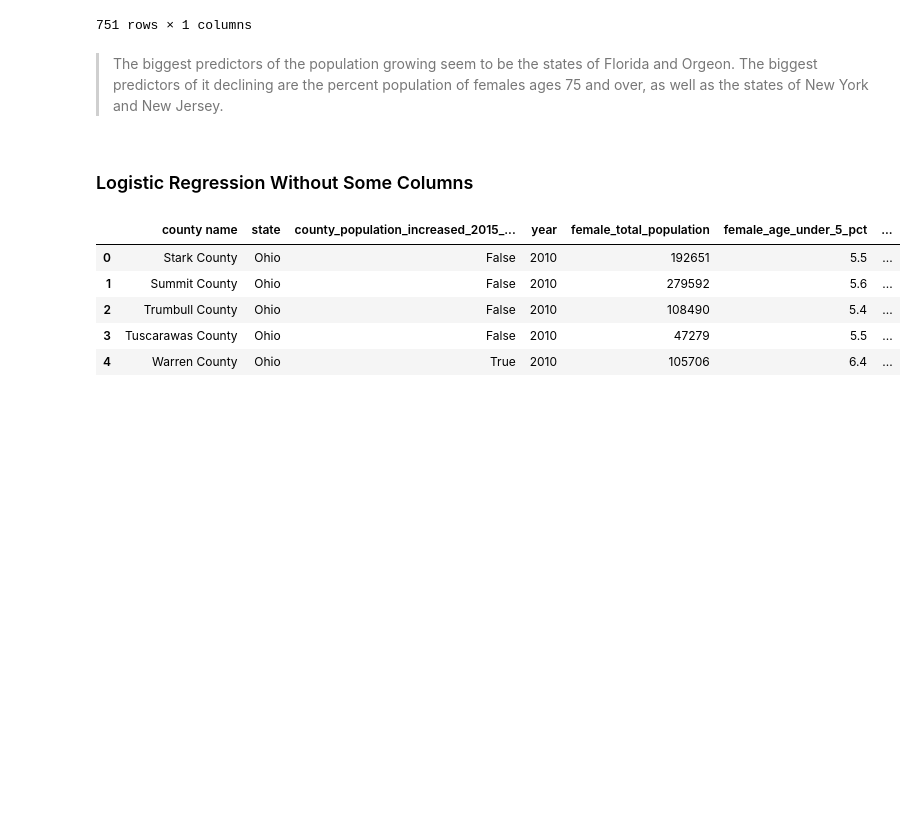
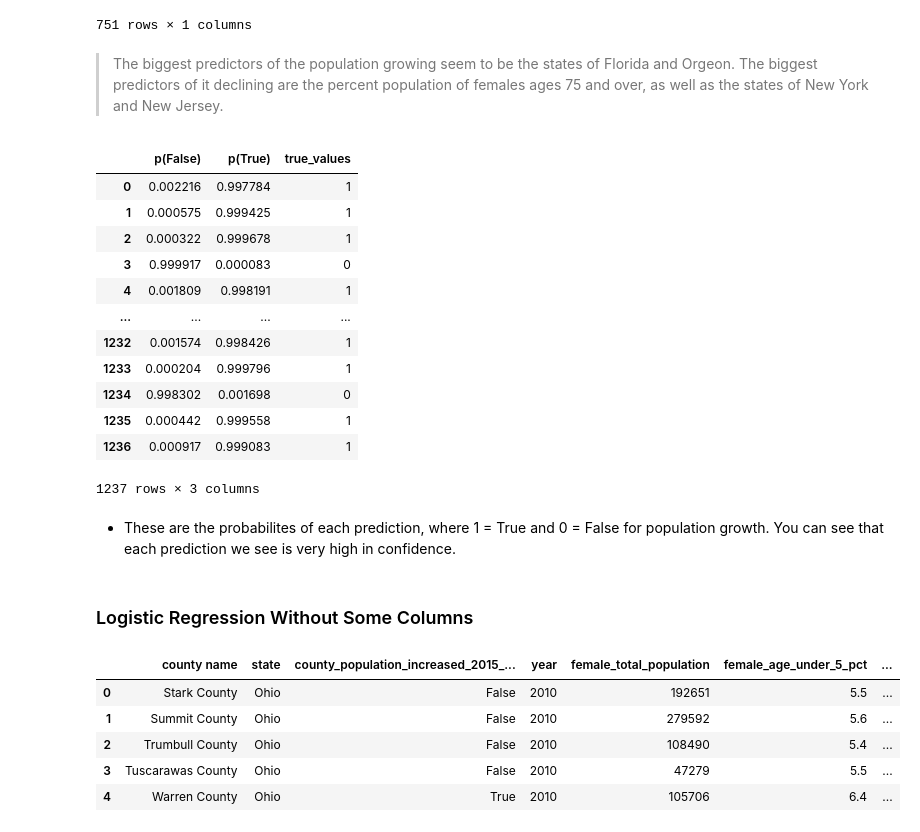
Before and after one commit to jpetersen626/Nielsen_Interview_CS, a Jupyter notebook: Nielsen Case Study.ipynb, the cells around one changed output. Cells and saved outputs as stored; diff of their text form; code cells hidden in the pictures; blank space fills up the shorter version.

```diff
--- a/Nielsen Case Study.ipynb
+++ b/Nielsen Case Study.ipynb
@@ -355,6 +357,26 @@ coefs_df
 751 rows × 1 columns
 # %% [markdown]
 > The biggest predictors of the population growing seem to be the states of Florida and Orgeon. The biggest predictors of it declining are the percent population of females ages 75 and over, as well as the states of New York and New Jersey.
+# %%
+preds_df = pd.DataFrame(pipe1.predict_proba(X_test), columns=['p(False)', 'p(True)'])
+preds_df['true_values'] = y_test.values
+preds_df
+# %% [output]
+|  | p(False) | p(True) | true_values |
+| 0 | 0.002216 | 0.997784 | 1 |
+| 1 | 0.000575 | 0.999425 | 1 |
+| 2 | 0.000322 | 0.999678 | 1 |
+| 3 | 0.999917 | 0.000083 | 0 |
+| 4 | 0.001809 | 0.998191 | 1 |
+| ... | ... | ... | ... |
+| 1232 | 0.001574 | 0.998426 | 1 |
+| 1233 | 0.000204 | 0.999796 | 1 |
+| 1234 | 0.998302 | 0.001698 | 0 |
+| 1235 | 0.000442 | 0.999558 | 1 |
+| 1236 | 0.000917 | 0.999083 | 1 |
+1237 rows × 3 columns
+# %% [markdown]
+- These are the probabilites of each prediction, where 1 = True and 0 = False for population growth. You can see that each prediction we see is very high in confidence.
 # %% [markdown]
 ### Logistic Regression Without Some Columns
 # %%
```
Also changed, not shown: parts of 7 cells of this notebook.
